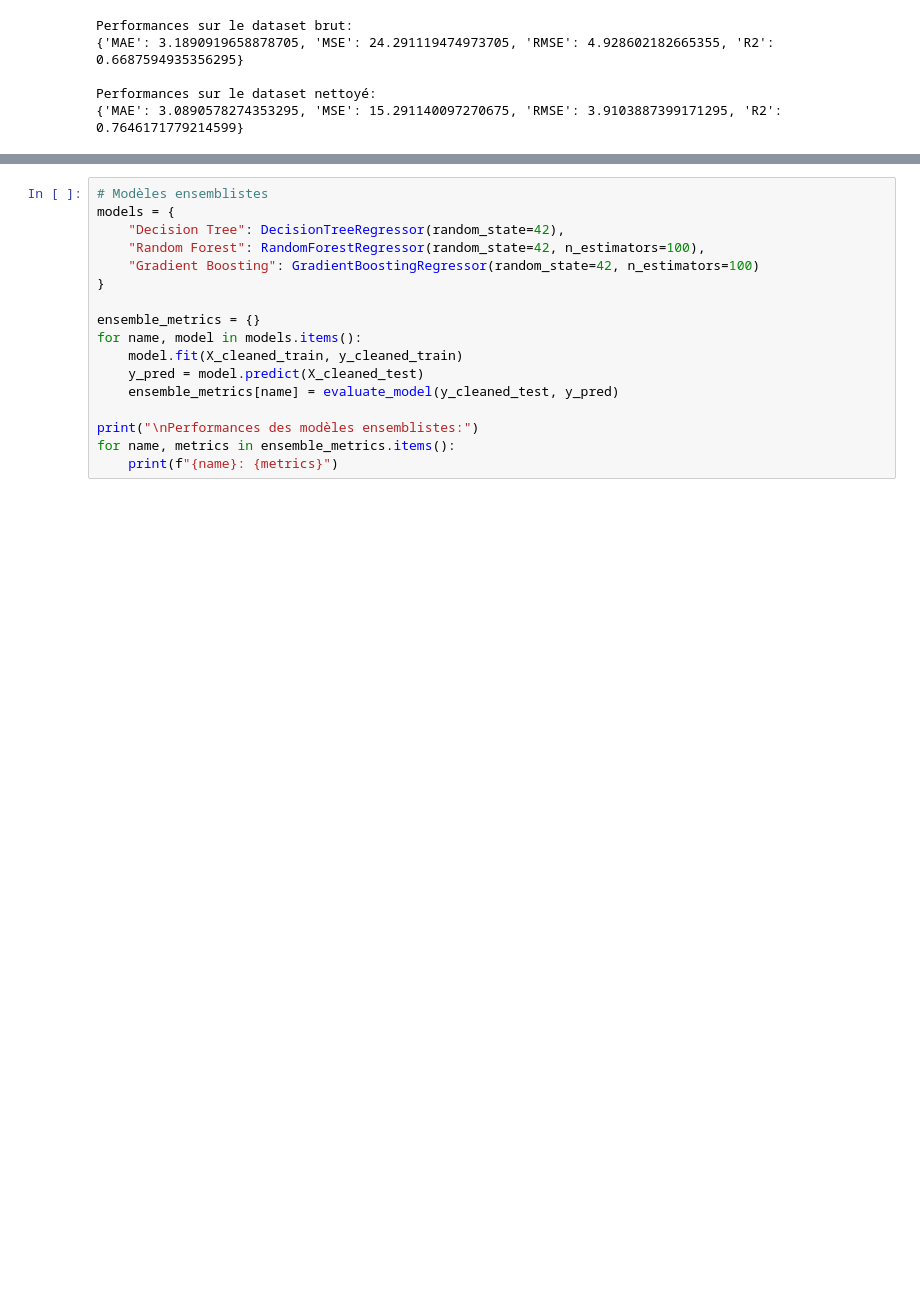
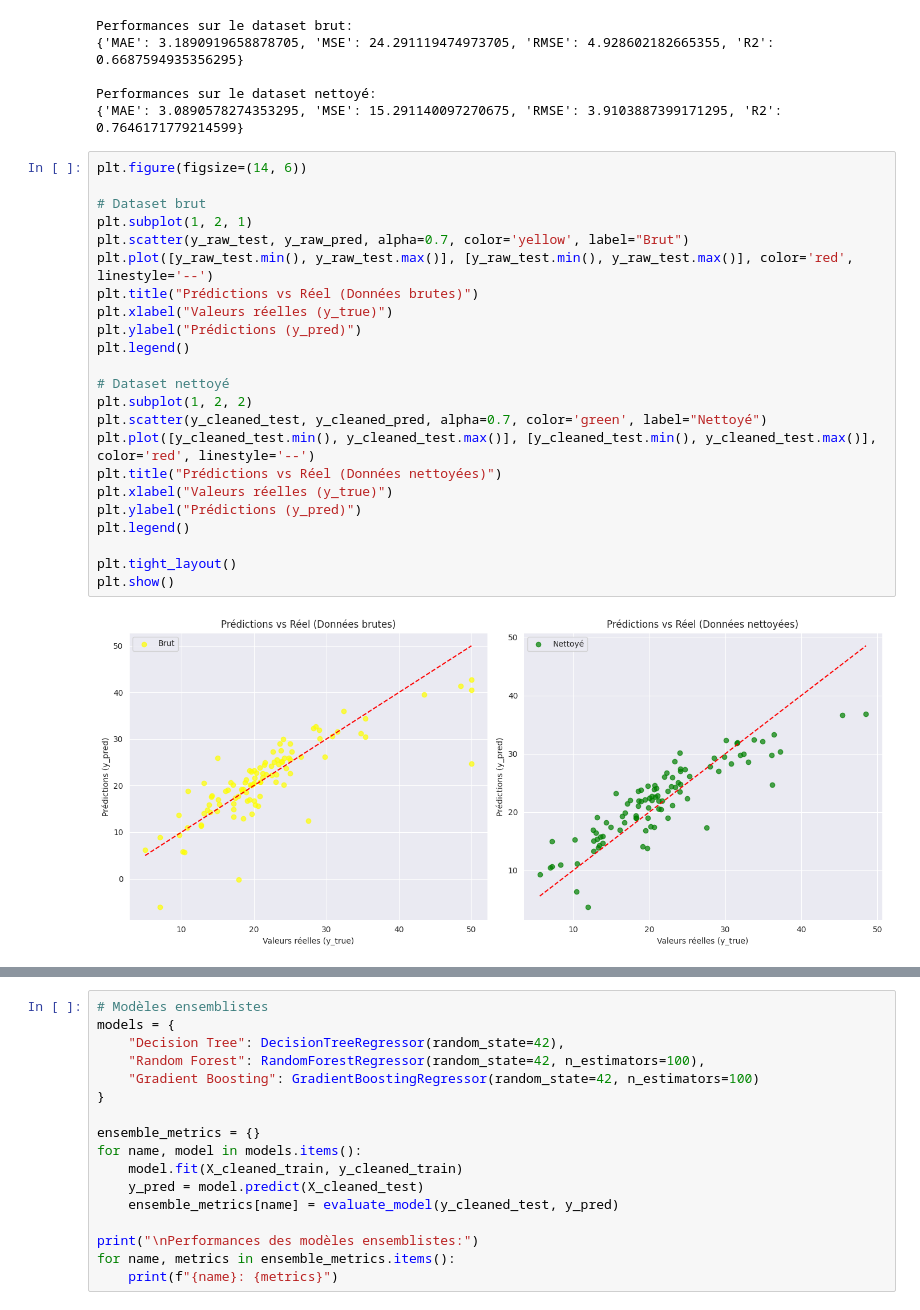
Before and after one commit to CedricSanchezGithub/TPRegression, a Jupyter notebook: notebook.ipynb, the cells around one changed output, grey strips where cells are left out. Drawn from its saved outputs; the diff is of its cells as text; blank space fills up the shorter version.

```diff
--- a/notebook.ipynb
+++ b/notebook.ipynb
@@ -157,3 +156,28 @@ Performances sur le dataset brut:
 
 Performances sur le dataset nettoyé:
 {'MAE': 3.0890578274353295, 'MSE': 15.291140097270675, 'RMSE': 3.9103887399171295, 'R2': 0.7646171779214599}
+# %%
+plt.figure(figsize=(14, 6))
+
+# Dataset brut
+plt.subplot(1, 2, 1)
+plt.scatter(y_raw_test, y_raw_pred, alpha=0.7, color='yellow', label="Brut")
+plt.plot([y_raw_test.min(), y_raw_test.max()], [y_raw_test.min(), y_raw_test.max()], color='red', linestyle='--')
+plt.title("Prédictions vs Réel (Données brutes)")
+plt.xlabel("Valeurs réelles (y_true)")
+plt.ylabel("Prédictions (y_pred)")
+plt.legend()
+
+# Dataset nettoyé
+plt.subplot(1, 2, 2)
+plt.scatter(y_cleaned_test, y_cleaned_pred, alpha=0.7, color='green', label="Nettoyé")
+plt.plot([y_cleaned_test.min(), y_cleaned_test.max()], [y_cleaned_test.min(), y_cleaned_test.max()], color='red', linestyle='--')
+plt.title("Prédictions vs Réel (Données nettoyées)")
+plt.xlabel("Valeurs réelles (y_true)")
+plt.ylabel("Prédictions (y_pred)")
+plt.legend()
+
+plt.tight_layout()
+plt.show()
+# %% [output]
+[figure, added]
```
Also changed, not shown: parts of 4 cells of this notebook.
